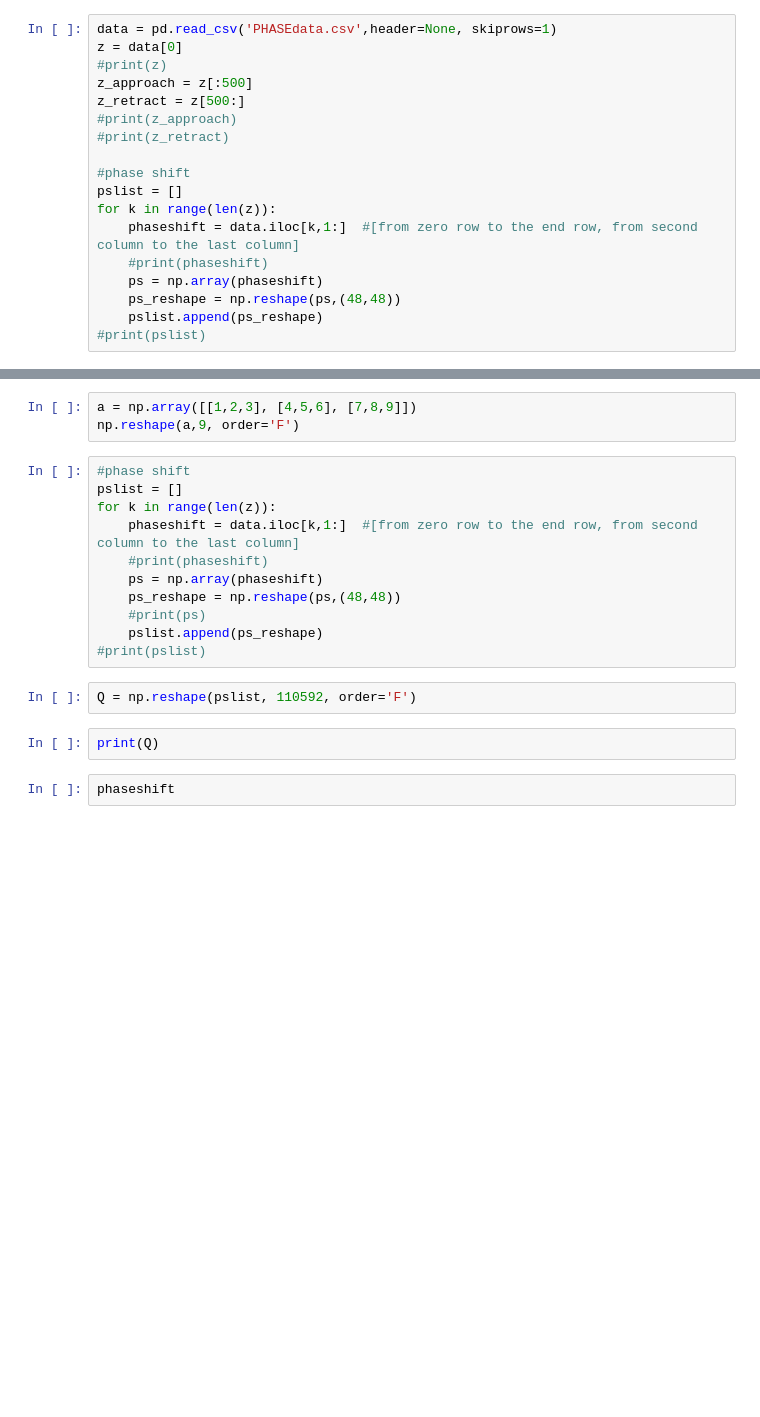
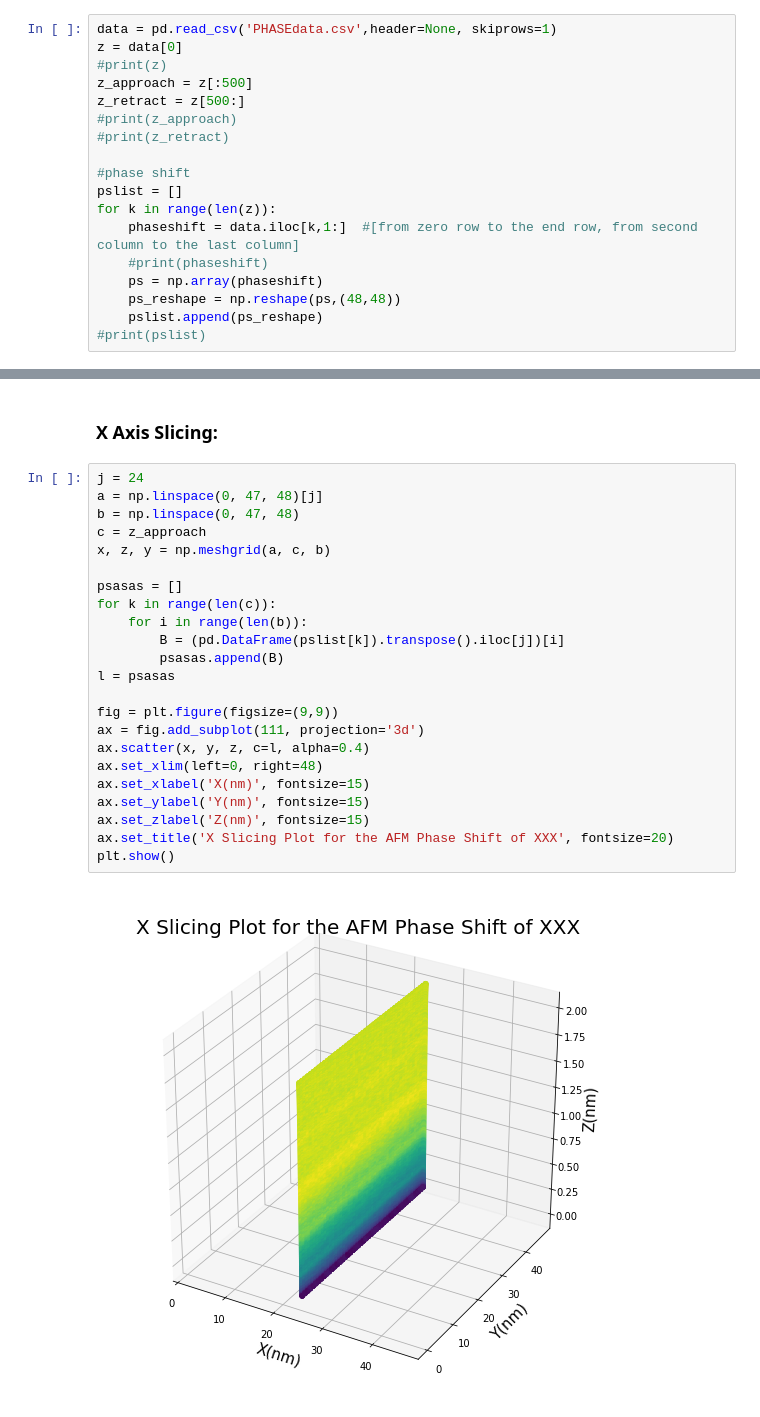
Before and after one commit to EdwardZheng0312/3ddatadiver, a Jupyter notebook: AFM-3dplot.ipynb, the cells around one changed output, grey strips where cells are left out. Drawn from its saved outputs; the diff is of its cells as text; blank space fills up the shorter version.

```diff
--- a/AFM-3dplot.ipynb
+++ b/AFM-3dplot.ipynb
@@ -142,20 +108,27 @@ plt.show()
-# %%
-a = np.array([[1,2,3], [4,5,6], [7,8,9]])
-np.reshape(a,9, order='F')
-# %%
-#phase shift
-pslist = []
-for k in range(len(z)):
-    phaseshift = data.iloc[k,1:]  #[from zero row to the end row, from second column to the last column]
-    #print(phaseshift)
-    ps = np.array(phaseshift)
-    ps_reshape = np.reshape(ps,(48,48))
-    #print(ps)
-    pslist.append(ps_reshape)
-#print(pslist)
-# %%
-Q = np.reshape(pslist, 110592, order='F')
-# %%
-print(Q)
-# %%
-phaseshift
+# %% [markdown]
+### X Axis Slicing:
+# %%
+j = 24
+a = np.linspace(0, 47, 48)[j]
+b = np.linspace(0, 47, 48)
+c = z_approach
+x, z, y = np.meshgrid(a, c, b)
+
+psasas = []
+for k in range(len(c)):
+    for i in range(len(b)):
+        B = (pd.DataFrame(pslist[k]).transpose().iloc[j])[i]
+        psasas.append(B)
+l = psasas
+
+fig = plt.figure(figsize=(9,9))
+ax = fig.add_subplot(111, projection='3d')
+ax.scatter(x, y, z, c=l, alpha=0.4)
+ax.set_xlim(left=0, right=48)
+ax.set_xlabel('X(nm)', fontsize=15)
+ax.set_ylabel('Y(nm)', fontsize=15)
+ax.set_zlabel('Z(nm)', fontsize=15)
+ax.set_title('X Slicing Plot for the AFM Phase Shift of XXX', fontsize=20)
+plt.show()
+# %% [output]
+[figure, added]
```
Also changed, not shown: parts of 15 cells of this notebook.
